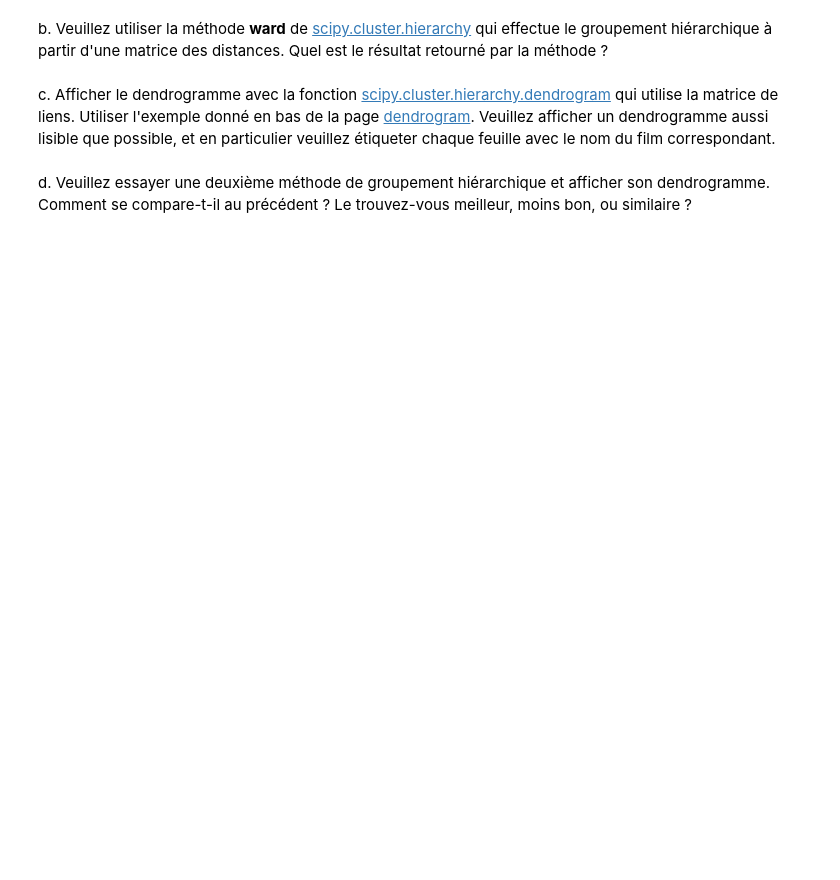
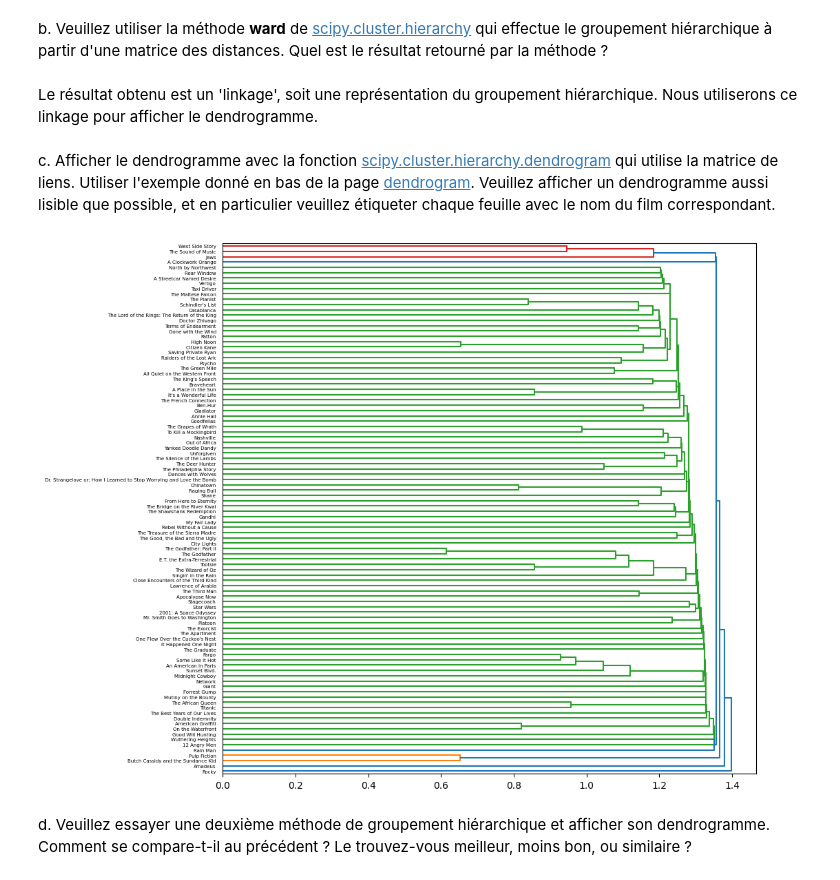
Before and after one commit to Raynobrak/heigvd-labos-apn, a Jupyter notebook: Labo3/Labo3_Groupement_hiérarchique_RemiLucas.ipynb, the cells around one changed output. Saved outputs shown, nothing was run; the diff lists cells and outputs as text; code cells hidden in the pictures; blank space fills up the shorter version.

```diff
--- a/Labo3/Labo3_Groupement_hiérarchique_RemiLucas.ipynb
+++ b/Labo3/Labo3_Groupement_hiérarchique_RemiLucas.ipynb
@@ -25,2 +37,9 @@ a. Veuillez charger les données des films depuis le fichier `movie_data.csv` da
 # %% [markdown]
 b. Veuillez normaliser le texte de chaque résumé en appliquant plusieurs des fonctions fournies dans `utils.py` (pour cela, vous devez examiner ce fichier).  Veuillez stocker les textes normalisés dans une nouvelle colonne de la _DataFrame_.   Il n'est pas nécessaire de tokeniser les textes normalisés, car le _vectorizer_ de sklearn le fera plus loin.
+# %%
+import nltk
+nltk.download('punkt_tab')
+nltk.download('averaged_perceptron_tagger_eng')
+
+movie_data['normalized'] = movie_data['Synopsis'].apply(utils.remove_stopwords).apply(utils.remove_punctuation).apply(utils.lemmatize_text).apply(utils.remove_non_alphabetic)
+movie_data.head()
@@ -36,3 +103,10 @@ Dans cette partie, vous allez créer pour chaque film une représentation vector
 a. Veuillez créer les vecteurs dans un tableau appelé `feature_matrix`, avec autant de lignes que de films.
 # %%
 from sklearn.feature_extraction.text import TfidfVectorizer
+
+vectorizer = TfidfVectorizer(max_df=0.8, min_df=2)
+
+feature_matrix = vectorizer.fit_transform(movie_data['normalized'])
+
+print("Matrice des caractéristiques (feature_matrix) :")
+print(feature_matrix.toarray())
@@ -51,3 +147,11 @@ import matplotlib.pyplot as plt
 %matplotlib inline
 # %% [markdown]
 a. Générer une matrice des distances entre paires de résumés, en utilisant les représentations vectorielles obtenues ci-dessus et la métrique [sklearn.metrics.pairwise.cosine_similarity](https://scikit-learn.org/stable/modules/generated/sklearn.metrics.pairwise.cosine_similarity.html).  Attention, le cosinus étant une similarité, prendre _1-cosinus_ pour obtenir des distances.
+# %%
+from sklearn.metrics.pairwise import cosine_similarity
+import numpy as np
+
+cosine_sim_matrix = cosine_similarity(feature_matrix)
+distance_matrix = 1 - cosine_sim_matrix
+
+print('Matrice des distances entre les résumés :\n', distance_matrix)
@@ -54,6 +173,24 @@ a. Générer une matrice des distances entre paires de résumés, en utilisant l
 # %% [markdown]
 b. Veuillez utiliser la méthode **ward** de [scipy.cluster.hierarchy](https://docs.scipy.org/doc/scipy/reference/cluster.hierarchy.html) qui effectue le groupement hiérarchique à partir d'une matrice des distances.  Quel est le résultat retourné par la méthode ?
+# %%
+from scipy.cluster.hierarchy import ward, complete,single
+
+hierarchy = ward(distance_matrix)
+# %% [markdown]
+Le résultat obtenu est un 'linkage', soit une représentation du groupement hiérarchique. Nous utiliserons ce linkage pour afficher le dendrogramme.
 # %% [markdown]
 c. Afficher le dendrogramme avec la fonction [scipy.cluster.hierarchy.dendrogram](https://docs.scipy.org/doc/scipy/reference/generated/scipy.cluster.hierarchy.dendrogram.html) qui utilise la matrice de liens.  Utiliser l'exemple donné en bas de la page [dendrogram](https://docs.scipy.org/doc/scipy/reference/generated/scipy.cluster.hierarchy.dendrogram.html).  Veuillez afficher un dendrogramme aussi lisible que possible, et en particulier veuillez étiqueter chaque feuille avec le nom du film correspondant.
+# %%
+import matplotlib.pyplot as plt
+
+def show_dendrogram(hierarchy):
+    fig = plt.figure(figsize=(10,10))
+    #0.8 * max(hierarchy[:,2]
+    dn = dendrogram(hierarchy, orientation='right', labels=[label for label in movie_data['Title']], color_threshold=hierarchy[-6,2])
+    plt.show()
+
+show_dendrogram(hierarchy)
+# %% [output]
+[figure, added]
 # %% [markdown]
 d. Veuillez essayer une deuxième méthode de groupement hiérarchique et afficher son dendrogramme.  Comment se compare-t-il au précédent ?  Le trouvez-vous meilleur, moins bon, ou similaire ?
```
Also changed, not shown: parts of 12 cells of this notebook.
